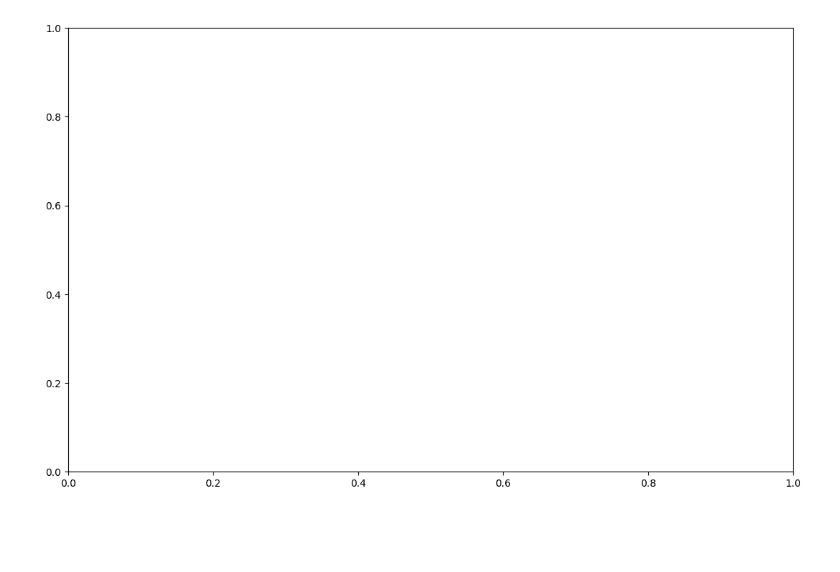
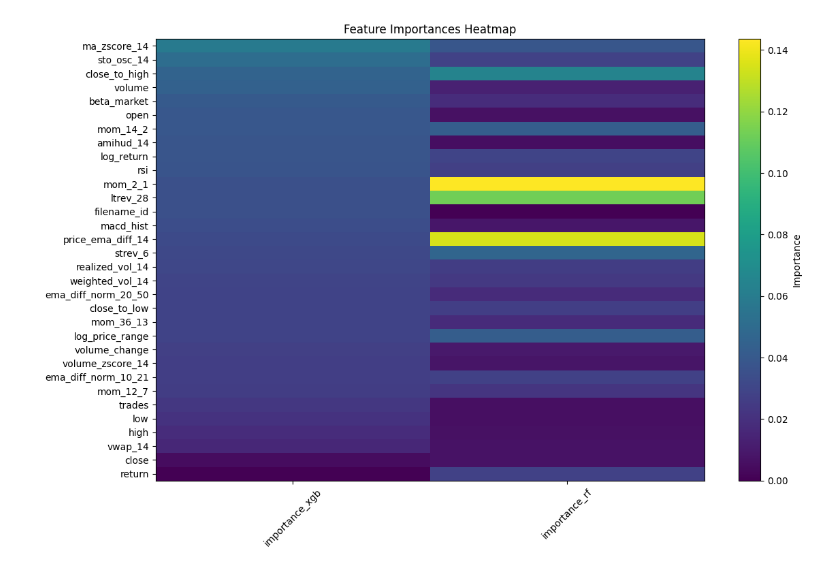
Before and after one commit to Xinxin-m/MSE349, a Jupyter notebook: plotting/plot_results.ipynb, the cells around one changed output. Drawn from its saved outputs; the diff is of its cells as text; code cells hidden in the pictures; blank space fills up the shorter version.

```diff
--- a/plotting/plot_results.ipynb
+++ b/plotting/plot_results.ipynb
@@ -189,16 +272,21 @@ plt.show()
 # %%
-files = {
-    'NN':  '../modeling/MLPRegressor_predictions_one_model.parquet',
-    'RF':  '../modeling/RF_predictions_one_model.parquet',
-    'XGB': '../modeling/XGB_predictions_one_model.parquet',
-}
-for path in files.values():
-    tmp = pd.read_parquet(path)
-    coins = tmp['filename'].str.split('_').str[0].str[:-3]
-    all_coins |= set(coins.unique())
-coin_names = sorted(all_coins)
-x = np.arange(len(coin_names))
-
-fig, ax = plt.subplots(figsize=(13, 8))
+xgb_feat_imp = pd.read_csv('../modeling/XGB_feature_importances.csv')
+xgb_feat_imp.columns = ['feature', 'importance']
+rf_feat_imp = pd.read_csv('../modeling/RF_feature_importances.csv')
+rf_feat_imp.columns = ['feature', 'importance']
-# %% [output]
-[figure, removed]
+# %%
+# Heatmap of feature importances
+importances = pd.merge(xgb_feat_imp, rf_feat_imp, on='feature', suffixes=('_xgb', '_rf'), how='outer')
+importances.sort_values(by='importance_xgb', ascending=False, inplace=True)
+importances = importances.set_index('feature')
+importances = importances.fillna(0)  # Fill NaN values with 0 for better visualization
+plt.figure(figsize=(12, 8))
+plt.imshow(importances, aspect='auto', cmap='viridis')
+plt.colorbar(label='Importance')
+plt.xticks(ticks=np.arange(len(importances.columns)), labels=importances.columns, rotation=45)
+plt.yticks(ticks=np.arange(len(importances.index)), labels=importances.index)
+plt.title('Feature Importances Heatmap')
+plt.tight_layout()
+plt.show()
+# %% [output]
+[figure, added]
```
Also changed, not shown: parts of 15 cells of this notebook, 13 other files.
